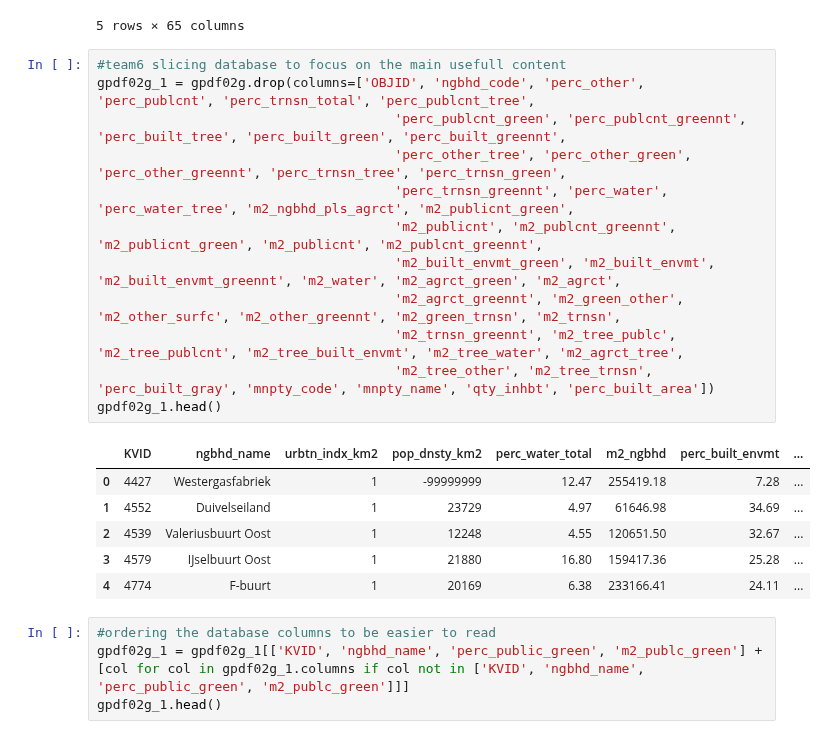
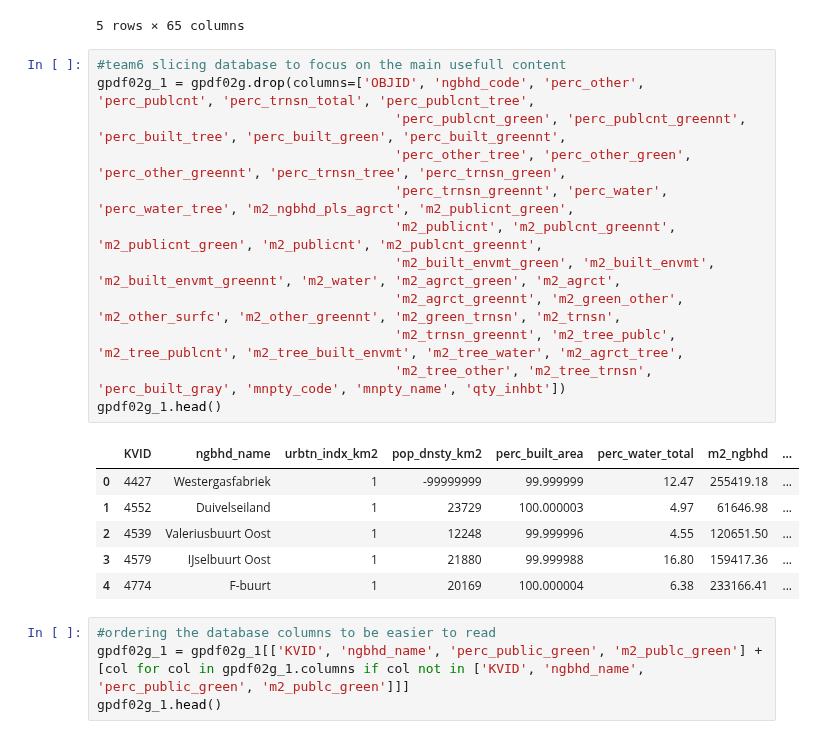
Before and after one commit to bram-villanueva/paper_project, a Jupyter notebook: park_prs_and_green.ipynb, the cells around one changed output. Cells and saved outputs as stored; diff of their text form.

```diff
--- a/park_prs_and_green.ipynb
+++ b/park_prs_and_green.ipynb
@@ -151,22 +151,22 @@ gpdf02g.head()
 # %%
 #team6 slicing database to focus on the main usefull content
 gpdf02g_1 = gpdf02g.drop(columns=['OBJID', 'ngbhd_code', 'perc_other', 'perc_publcnt', 'perc_trnsn_total', 'perc_publcnt_tree',
                                       'perc_publcnt_green', 'perc_publcnt_greennt', 'perc_built_tree', 'perc_built_green', 'perc_built_greennt',
                                       'perc_other_tree', 'perc_other_green', 'perc_other_greennt', 'perc_trnsn_tree', 'perc_trnsn_green',
                                       'perc_trnsn_greennt', 'perc_water', 'perc_water_tree', 'm2_ngbhd_pls_agrct', 'm2_publicnt_green',
                                       'm2_publicnt', 'm2_publcnt_greennt', 'm2_publicnt_green', 'm2_publicnt', 'm2_publcnt_greennt',
                                       'm2_built_envmt_green', 'm2_built_envmt', 'm2_built_envmt_greennt', 'm2_water', 'm2_agrct_green', 'm2_agrct',
                                       'm2_agrct_greennt', 'm2_green_other', 'm2_other_surfc', 'm2_other_greennt', 'm2_green_trnsn', 'm2_trnsn',
                                       'm2_trnsn_greennt', 'm2_tree_publc', 'm2_tree_publcnt', 'm2_tree_built_envmt', 'm2_tree_water', 'm2_agrct_tree',
-                                      'm2_tree_other', 'm2_tree_trnsn', 'perc_built_gray', 'mnpty_code', 'mnpty_name', 'qty_inhbt', 'perc_built_area'])
+                                      'm2_tree_other', 'm2_tree_trnsn', 'perc_built_gray', 'mnpty_code', 'mnpty_name', 'qty_inhbt'])
 gpdf02g_1.head()
 # %% [output]
-|  | KVID | ngbhd_name | urbtn_indx_km2 | pop_dnsty_km2 | perc_water_total | m2_ngbhd | perc_built_envmt | ... |
-| 0 | 4427 | Westergasfabriek | 1 | -99999999 | 12.47 | 255419.18 | 7.28 | ... |
-| 1 | 4552 | Duivelseiland | 1 | 23729 | 4.97 | 61646.98 | 34.69 | ... |
-| 2 | 4539 | Valeriusbuurt Oost | 1 | 12248 | 4.55 | 120651.50 | 32.67 | ... |
-| 3 | 4579 | IJselbuurt Oost | 1 | 21880 | 16.80 | 159417.36 | 25.28 | ... |
-| 4 | 4774 | F-buurt | 1 | 20169 | 6.38 | 233166.41 | 24.11 | ... |
+|  | KVID | ngbhd_name | urbtn_indx_km2 | pop_dnsty_km2 | perc_built_area | perc_water_total | m2_ngbhd | ... |
+| 0 | 4427 | Westergasfabriek | 1 | -99999999 | 99.999999 | 12.47 | 255419.18 | ... |
+| 1 | 4552 | Duivelseiland | 1 | 23729 | 100.000003 | 4.97 | 61646.98 | ... |
+| 2 | 4539 | Valeriusbuurt Oost | 1 | 12248 | 99.999996 | 4.55 | 120651.50 | ... |
+| 3 | 4579 | IJselbuurt Oost | 1 | 21880 | 99.999988 | 16.80 | 159417.36 | ... |
+| 4 | 4774 | F-buurt | 1 | 20169 | 100.000004 | 6.38 | 233166.41 | ... |
 # %%
 #ordering the database columns to be easier to read
 gpdf02g_1 = gpdf02g_1[['KVID', 'ngbhd_name', 'perc_public_green', 'm2_publc_green'] + [col for col in gpdf02g_1.columns if col not in ['KVID', 'ngbhd_name', 'perc_public_green', 'm2_publc_green']]]
```
Also changed, not shown: parts of 14 cells of this notebook.
